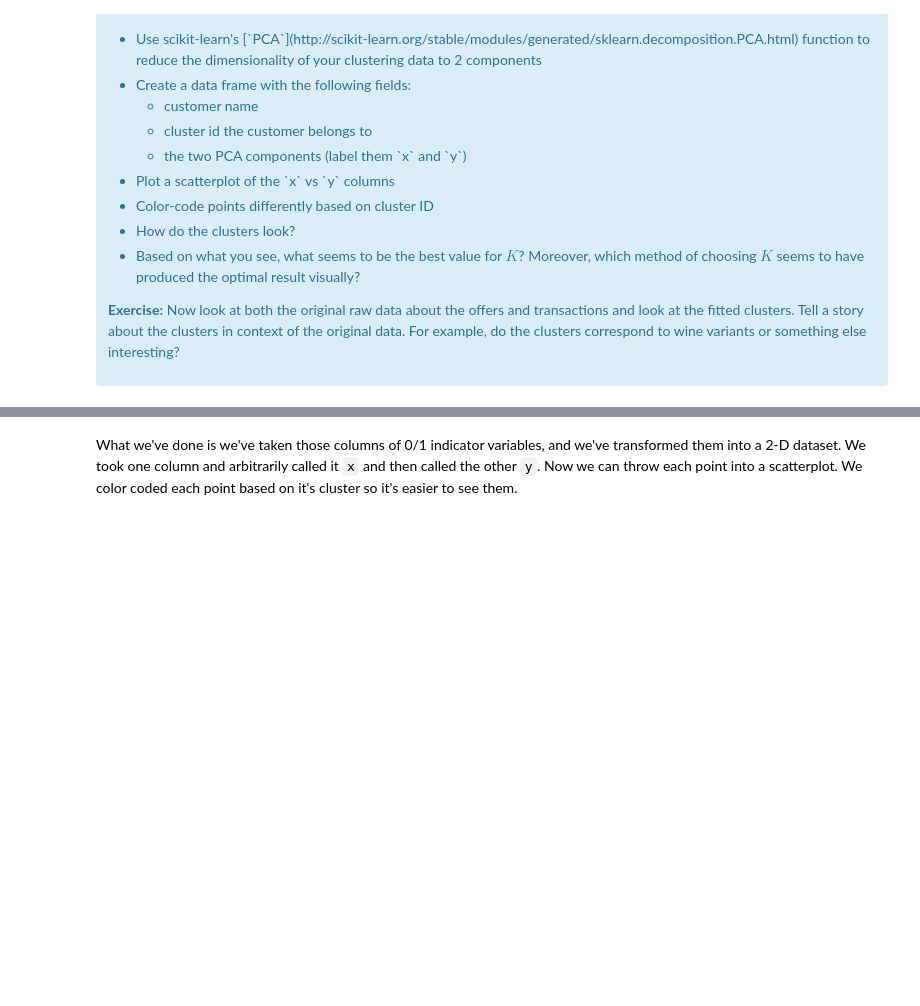
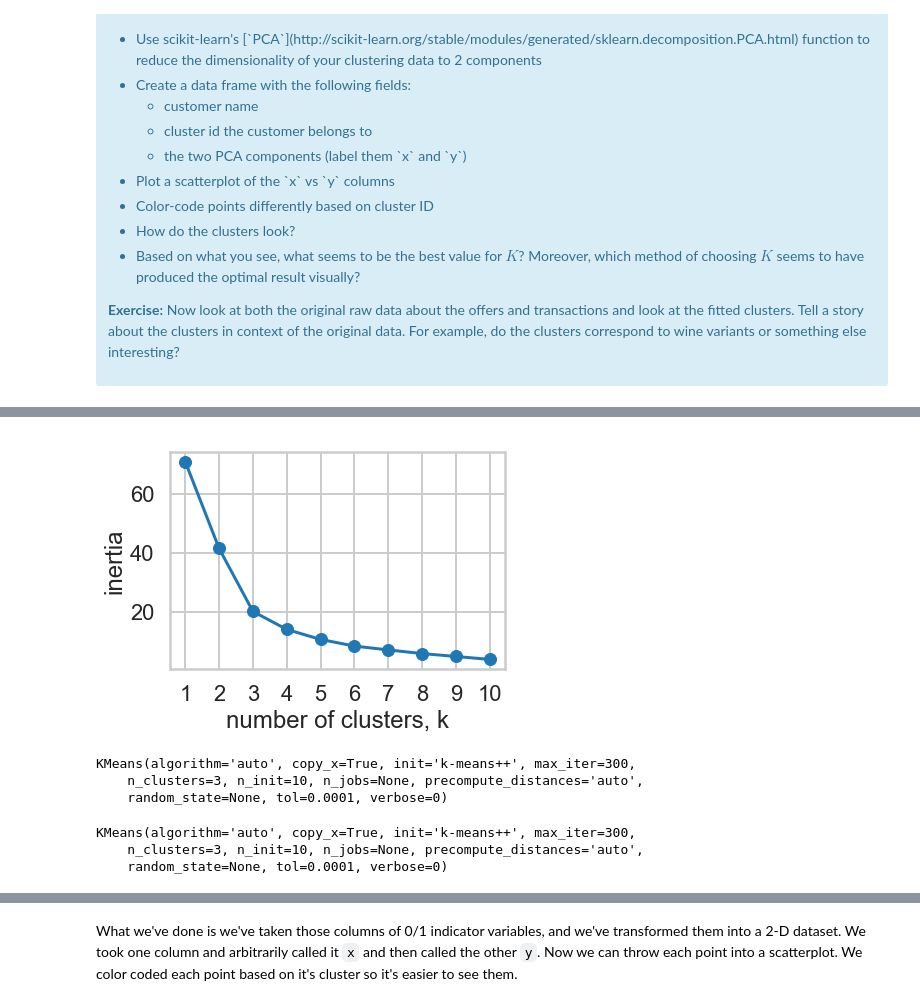
Before and after one commit to polska-vm-2017/Springboard_Mini_Projects, a Jupyter notebook: Mini_Project_Clustering.ipynb, the cells around one changed output, grey strips where cells are left out. Drawn from its saved outputs; the diff is of its cells as text; code cells hidden in the pictures; blank space fills up the shorter version.

```diff
--- a/Mini_Project_Clustering.ipynb
+++ b/Mini_Project_Clustering.ipynb
@@ -199,0 +279,3 @@ This is only one use of PCA for dimension reduction. We can also use PCA when we
+# %%
+offers_by_cust_df = pd.pivot_table(df_transactions, index='customer_name', values='n', columns='offer_id', aggfunc='sum', fill_value=0)
+offers_by_cust_df.head()
@@ -199,0 +291,4 @@ This is only one use of PCA for dimension reduction. We can also use PCA when we
+# %%
+offers_by_cust_df['x'] = pca.fit_transform(offers_by_cust_df)[:, 0]
+offers_by_cust_df['y'] = pca.fit_transform(offers_by_cust_df)[:, 1]
+offers_by_cust_df.head()
@@ -199,0 +304,34 @@ This is only one use of PCA for dimension reduction. We can also use PCA when we
+# %%
+model = KMeans(n_clusters=3)
+# %%
+df_by_pca_comps = offers_by_cust_df.loc[:, ['x', 'y']]
+# %%
+ks = range(1, 11)
+inertias = []
+
+for k in ks:
+    model = KMeans(n_clusters=k)
+    model.fit(df_by_pca_comps)
+    inertias.append(model.inertia_)
+
+# Plot ks vs inertias
+plt.plot(ks, inertias, '-o')
+plt.xlabel('number of clusters, k')
+plt.ylabel('inertia')
+plt.xticks(ks)
+plt.show()
+# %% [output]
+[figure, added]
+# %%
+model = KMeans(n_clusters=3)
+model.fit(df_by_pca_comps)
+# %% [output]
+KMeans(algorithm='auto', copy_x=True, init='k-means++', max_iter=300,
+    n_clusters=3, n_init=10, n_jobs=None, precompute_distances='auto',
+    random_state=None, tol=0.0001, verbose=0)
+# %%
+model.fit(df_by_pca_comps)
+# %% [output]
+KMeans(algorithm='auto', copy_x=True, init='k-means++', max_iter=300,
+    n_clusters=3, n_init=10, n_jobs=None, precompute_distances='auto',
+    random_state=None, tol=0.0001, verbose=0)
```
Also changed, not shown: parts of 61 cells of this notebook.
